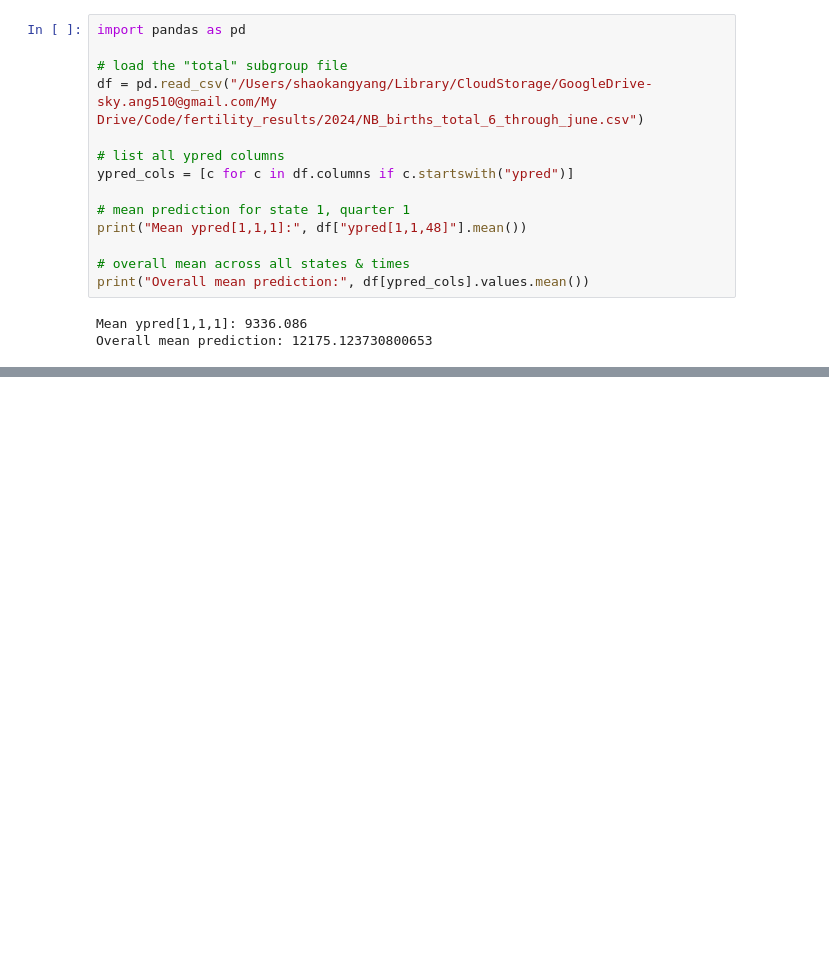
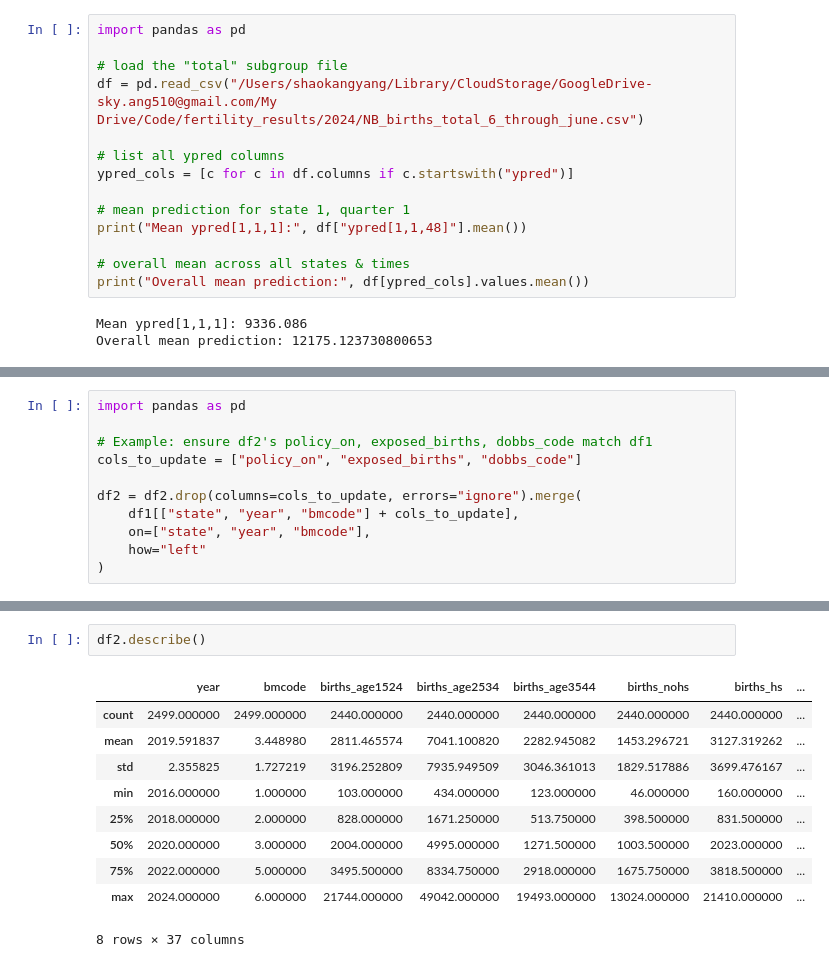
Before and after one commit to Shaokang-Yang/dobbs_fertility, a Jupyter notebook: DataAdd/2024.ipynb, the cells around one changed output, grey strips where cells are left out. Saved outputs shown, nothing was run; the diff lists cells and outputs as text; blank space fills up the shorter version.

```diff
--- a/DataAdd/2024.ipynb
+++ b/DataAdd/2024.ipynb
@@ -456,0 +440,11 @@ df["ypred[2,1,12]"].mean()+df["ypred[2,1,11]"].mean()+df["ypred[2,1,10]"].mean()
+# %%
+import pandas as pd
+
+# Example: ensure df2's policy_on, exposed_births, dobbs_code match df1
+cols_to_update = ["policy_on", "exposed_births", "dobbs_code"]
+
+df2 = df2.drop(columns=cols_to_update, errors="ignore").merge(
+    df1[["state", "year", "bmcode"] + cols_to_update],
+    on=["state", "year", "bmcode"],
+    how="left"
+)
@@ -456,0 +466,13 @@ df["ypred[2,1,12]"].mean()+df["ypred[2,1,11]"].mean()+df["ypred[2,1,10]"].mean()
+# %%
+df2.describe()
+# %% [output]
+|  | year | bmcode | births_age1524 | births_age2534 | births_age3544 | births_nohs | births_hs | ... |
+| count | 2499.000000 | 2499.000000 | 2440.000000 | 2440.000000 | 2440.000000 | 2440.000000 | 2440.000000 | ... |
+| mean | 2019.591837 | 3.448980 | 2811.465574 | 7041.100820 | 2282.945082 | 1453.296721 | 3127.319262 | ... |
+| std | 2.355825 | 1.727219 | 3196.252809 | 7935.949509 | 3046.361013 | 1829.517886 | 3699.476167 | ... |
+| min | 2016.000000 | 1.000000 | 103.000000 | 434.000000 | 123.000000 | 46.000000 | 160.000000 | ... |
+| 25% | 2018.000000 | 2.000000 | 828.000000 | 1671.250000 | 513.750000 | 398.500000 | 831.500000 | ... |
+| 50% | 2020.000000 | 3.000000 | 2004.000000 | 4995.000000 | 1271.500000 | 1003.500000 | 2023.000000 | ... |
+| 75% | 2022.000000 | 5.000000 | 3495.500000 | 8334.750000 | 2918.000000 | 1675.750000 | 3818.500000 | ... |
+| max | 2024.000000 | 6.000000 | 21744.000000 | 49042.000000 | 19493.000000 | 13024.000000 | 21410.000000 | ... |
+8 rows × 37 columns
```
Also changed, not shown: parts of 11 cells of this notebook, 6 other files.
